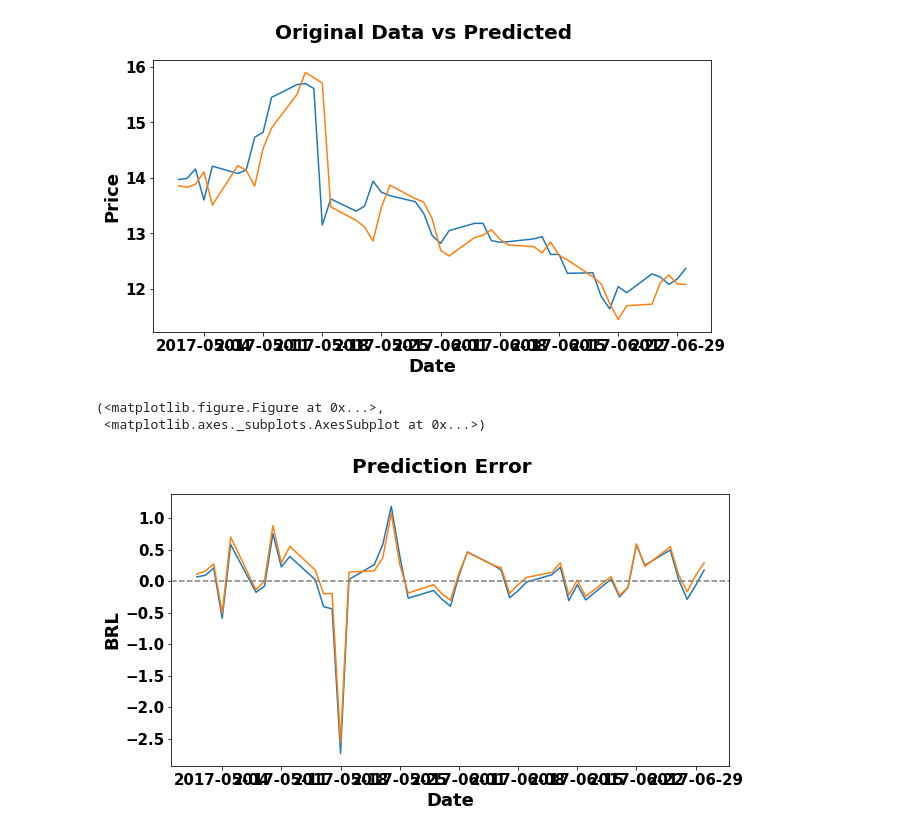
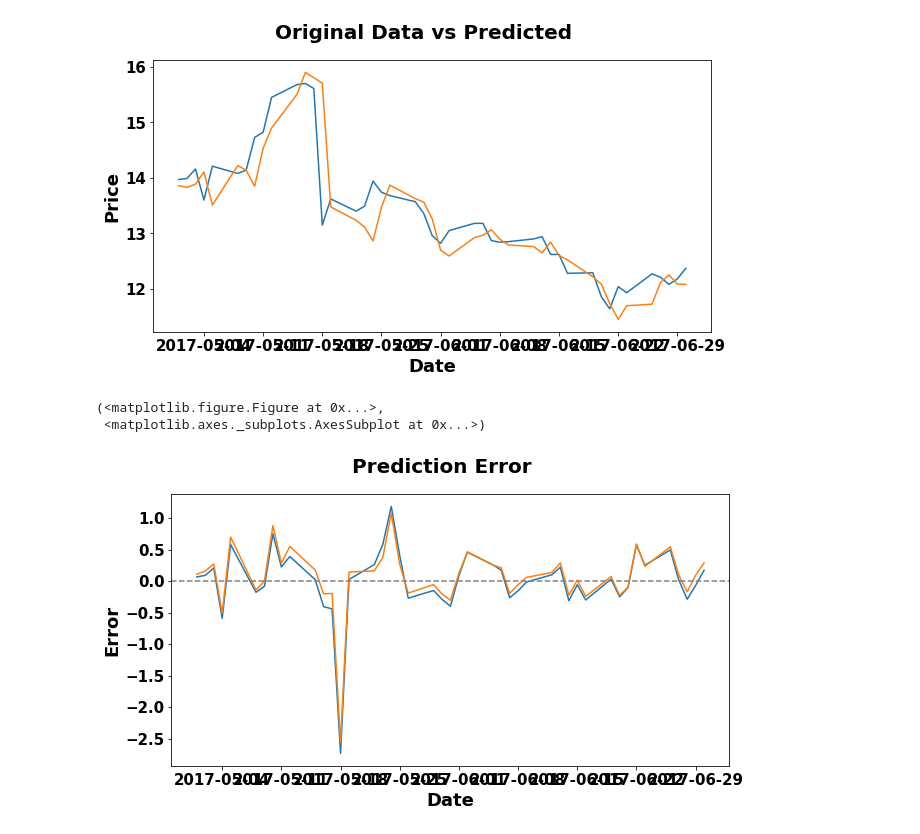
Before and after one commit to danilofrp/neural-stocks, a Jupyter notebook: notebooks/StackedAutoEncoder/residual/PETR4/StackedAutoEncoder.ipynb, the cells around one changed output. Saved outputs shown, nothing was run; the diff lists cells and outputs as text; code cells hidden in the pictures.

```diff
--- a/notebooks/StackedAutoEncoder/residual/PETR4/StackedAutoEncoder.ipynb
+++ b/notebooks/StackedAutoEncoder/residual/PETR4/StackedAutoEncoder.ipynb
@@ -634,9 +634,9 @@ plotSeries([df['PETR4_Close_trend']+ df['PETR4_Close_resid'],
 # %%
 plotSeries([df['PETR4_Close_resid'], (df['PETR4_Close_resid'] - predictionsSeries)],
            plotZeroLine = True,
            initialPlotDate = '2017-05', finalPlotDate = '2017-06',
-           title = 'Prediction Error', ylabel = 'BRL')
+           title = 'Prediction Error', ylabel = 'Error')
 # %% [output]
 (<matplotlib.figure.Figure at 0x...>,
  <matplotlib.axes._subplots.AxesSubplot at 0x...>)
-[figure, old version]
+[figure, new version]
```
Also changed, not shown: 1 other file.
